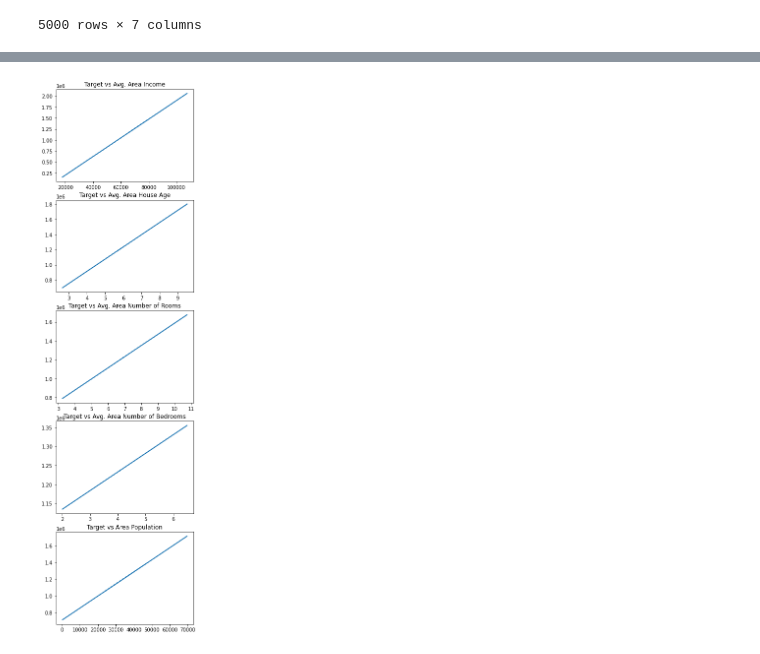
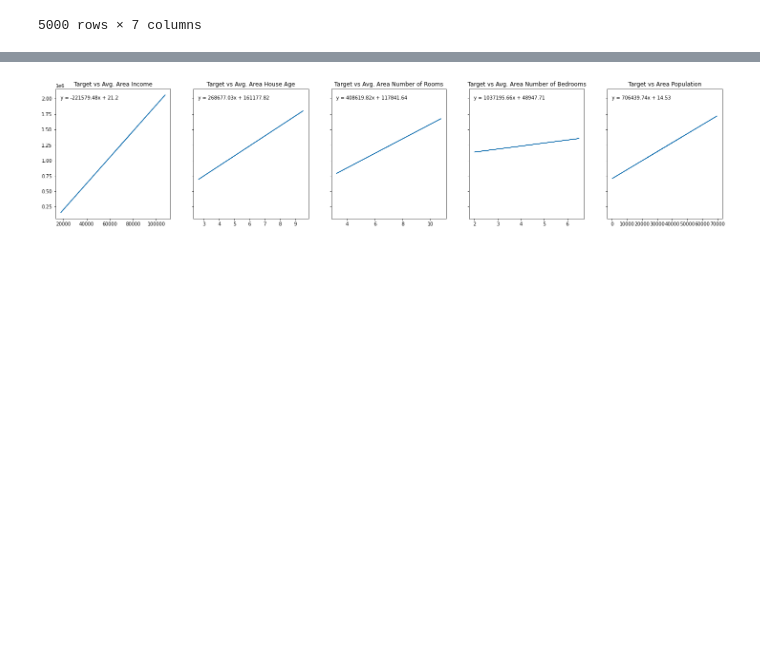
Before and after one commit to JoseKuru/bootcamp, a Jupyter notebook: week8_EDA_project_ML_lr/day5_ml_linear_regression/exercises/houses.ipynb, the cells around one changed output, grey strips where cells are left out. Saved outputs shown, nothing was run; the diff lists cells and outputs as text; code cells hidden in the pictures; blank space fills up the shorter version.

```diff
--- a/week8_EDA_project_ML_lr/day5_ml_linear_regression/exercises/houses.ipynb
+++ b/week8_EDA_project_ML_lr/day5_ml_linear_regression/exercises/houses.ipynb
@@ -38,10 +38,11 @@ df.head()
 | 4 | 59982.197226 | 5.040555 | 7.839388 | 4.23 | 26354.109472 | ... |
 # %%
 lm = LinearRegression()
-fig, ax = plt.subplots(nrows=len(df.columns) - 1, figsize=(5, 20))
+fig, ax = plt.subplots(ncols=len(df.columns) - 1, figsize=(25, 5), sharey=True)
 for pos, colum in enumerate(df.columns[:-1]):
     lm.fit(X=df[colum].values.reshape(-1, 1), y=df['Target'])
     ax[pos].set_title(f'Target vs {colum}')
     ax[pos].plot(df[colum], lm.predict(df[colum].values.reshape(-1, 1)))
+    ax[pos].annotate(f'y = {round(lm.intercept_, 2)}x + {round(lm.coef_[0], 2)}', xy= (10, 250), xycoords='axes points')
 # %% [output]
-[figure, old version]
+[figure, new version]
```
Also changed, not shown: 19 other files.
